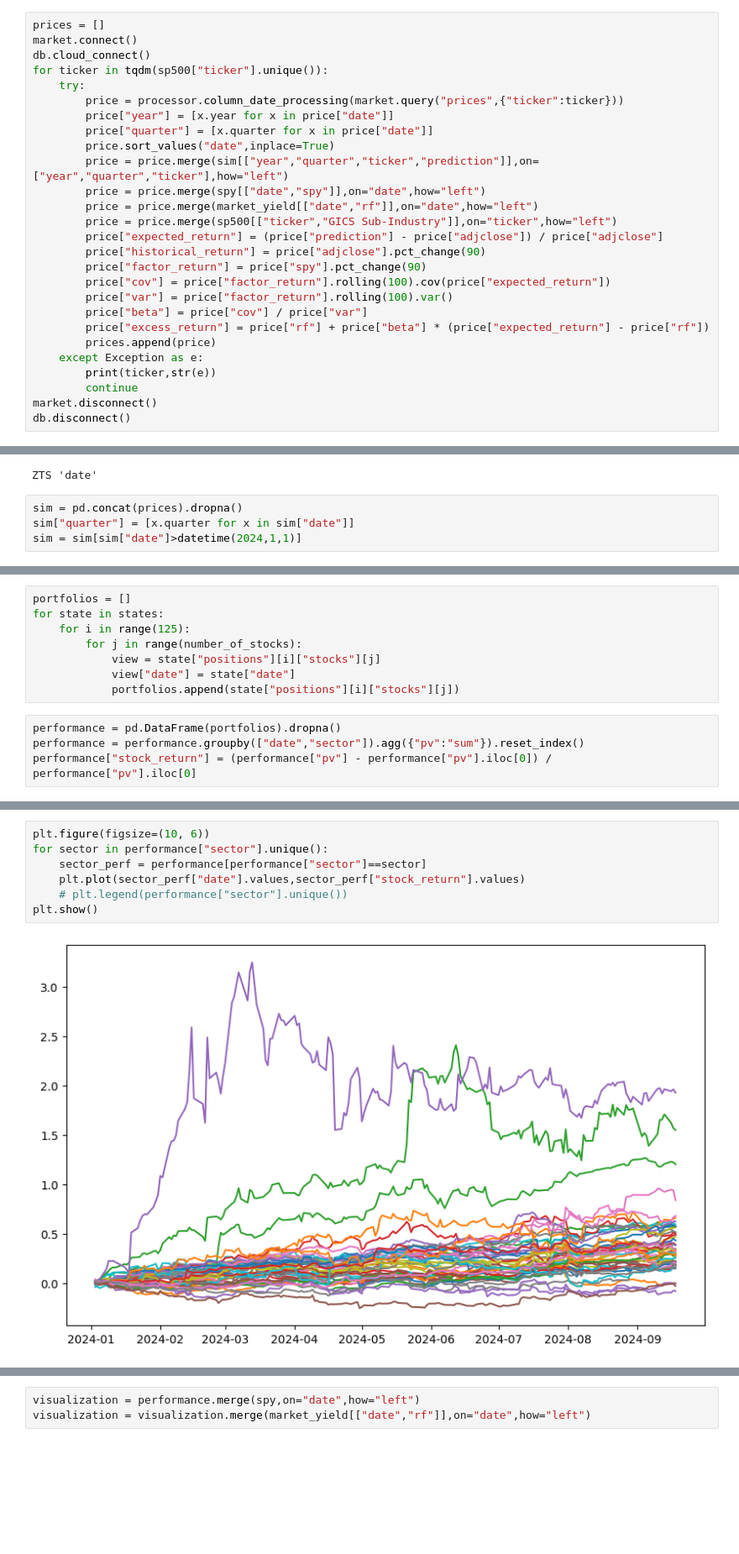
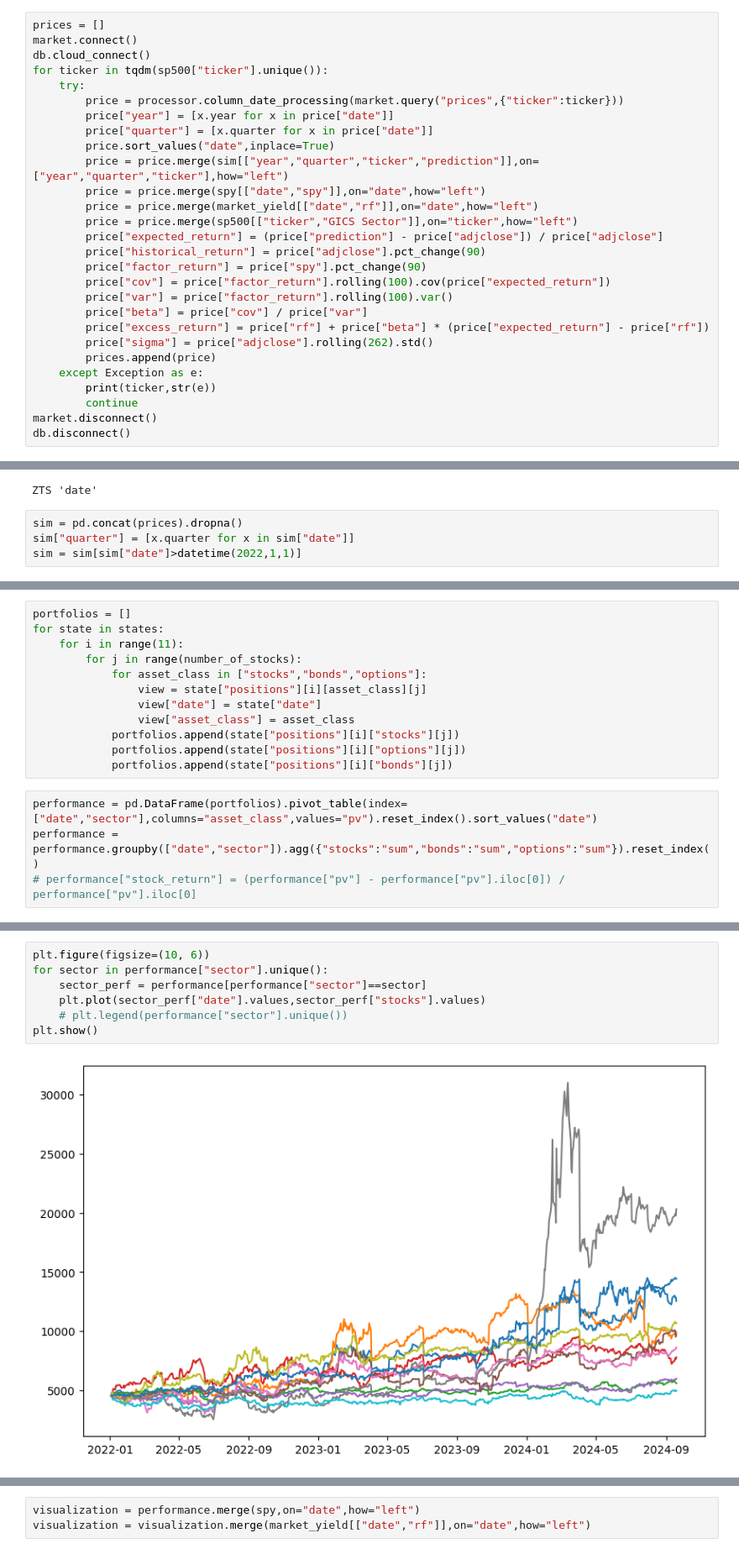
Before and after one commit to chung-ejy/sapling, a Jupyter notebook: multiasset_financial_machine_active_analysis.ipynb, the cells around one changed output, grey strips where cells are left out. Shown: that part at 84% size. Cells and saved outputs as stored; diff of their text form; blank space fills up the shorter version.

Commit message:
multi asset simulation

```diff
--- a/multiasset_financial_machine_active_analysis.ipynb
+++ b/multiasset_financial_machine_active_analysis.ipynb
@@ -132,7 +112,7 @@ for ticker in tqdm(sp500["ticker"].unique()):
         price = price.merge(sim[["year","quarter","ticker","prediction"]],on=["year","quarter","ticker"],how="left")
         price = price.merge(spy[["date","spy"]],on="date",how="left")
         price = price.merge(market_yield[["date","rf"]],on="date",how="left")
-        price = price.merge(sp500[["ticker","GICS Sub-Industry"]],on="ticker",how="left")
+        price = price.merge(sp500[["ticker","GICS Sector"]],on="ticker",how="left")
         price["expected_return"] = (price["prediction"] - price["adjclose"]) / price["adjclose"]
         price["historical_return"] = price["adjclose"].pct_change(90)
         price["factor_return"] = price["spy"].pct_change(90)
@@ -140,6 +120,7 @@ for ticker in tqdm(sp500["ticker"].unique()):
         price["var"] = price["factor_return"].rolling(100).var()
         price["beta"] = price["cov"] / price["var"]
         price["excess_return"] = price["rf"] + price["beta"] * (price["expected_return"] - price["rf"])
+        price["sigma"] = price["adjclose"].rolling(262).std()
         prices.append(price)
     except Exception as e:
         print(ticker,str(e))
@@ -153,4 +134,4 @@ ZTS 'date'
 # %%
 sim = pd.concat(prices).dropna()
 sim["quarter"] = [x.quarter for x in sim["date"]]
-sim = sim[sim["date"]>datetime(2024,1,1)]
+sim = sim[sim["date"]>datetime(2022,1,1)]
@@ -266,12 +263,16 @@ Error on date 2024-01-02 00:00:00: single positional indexer is out-of-bounds
 # %%
 portfolios = []
 for state in states:
-    for i in range(125):
+    for i in range(11):
         for j in range(number_of_stocks):
-            view = state["positions"][i]["stocks"][j]
-            view["date"] = state["date"]
+            for asset_class in ["stocks","bonds","options"]:
+                view = state["positions"][i][asset_class][j]
+                view["date"] = state["date"]
+                view["asset_class"] = asset_class
             portfolios.append(state["positions"][i]["stocks"][j])
+            portfolios.append(state["positions"][i]["options"][j])
+            portfolios.append(state["positions"][i]["bonds"][j])
 # %%
-performance = pd.DataFrame(portfolios).dropna()
-performance = performance.groupby(["date","sector"]).agg({"pv":"sum"}).reset_index()
-performance["stock_return"] = (performance["pv"] - performance["pv"].iloc[0]) / performance["pv"].iloc[0]
+performance = pd.DataFrame(portfolios).pivot_table(index=["date","sector"],columns="asset_class",values="pv").reset_index().sort_values("date")
+performance = performance.groupby(["date","sector"]).agg({"stocks":"sum","bonds":"sum","options":"sum"}).reset_index()
+# performance["stock_return"] = (performance["pv"] - performance["pv"].iloc[0]) / performance["pv"].iloc[0]
@@ -278,10 +295,10 @@ performance["stock_return"] = (performance["pv"] - performance["pv"].iloc[0]) /
 # %%
 plt.figure(figsize=(10, 6))
 for sector in performance["sector"].unique():
     sector_perf = performance[performance["sector"]==sector]
-    plt.plot(sector_perf["date"].values,sector_perf["stock_return"].values)
+    plt.plot(sector_perf["date"].values,sector_perf["stocks"].values)
     # plt.legend(performance["sector"].unique())
 plt.show()
 # %% [output]
-[figure, old version]
+[figure, new version]
 # %%
```
Also changed, not shown: parts of 13 cells of this notebook, 1 other file.
